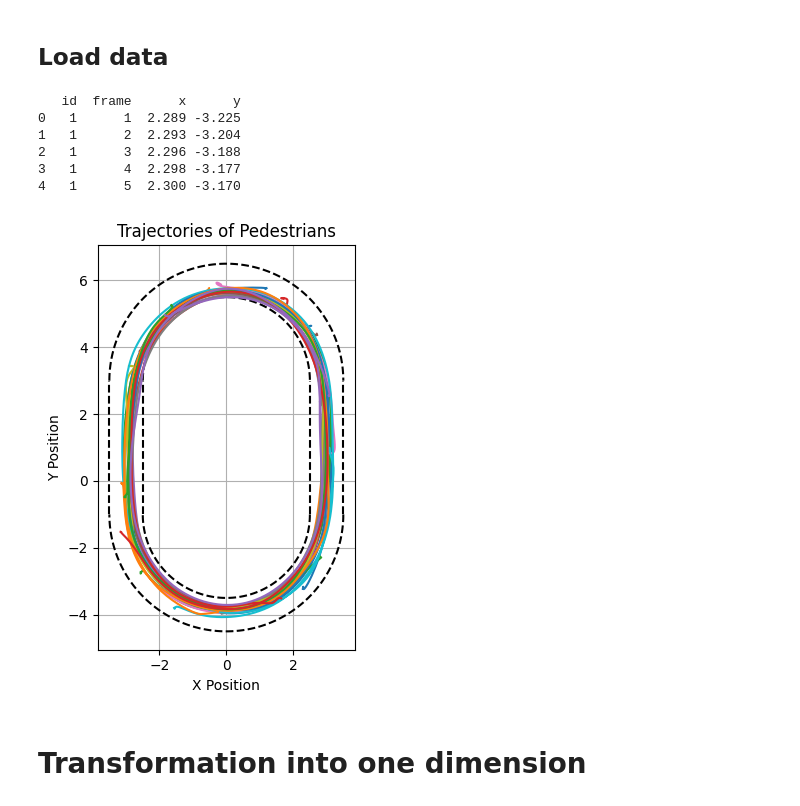
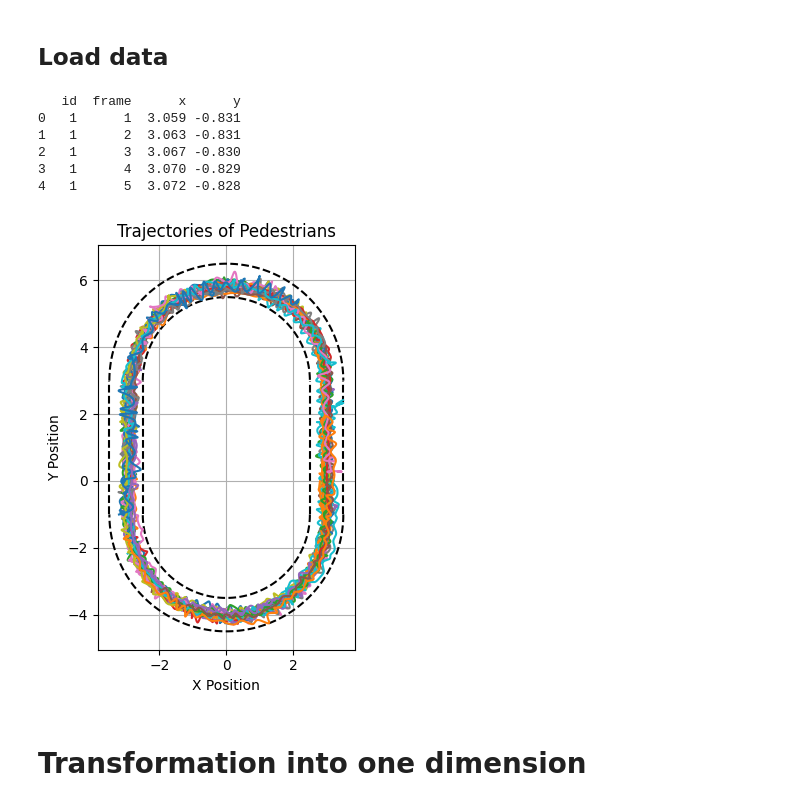
Before and after one commit to yutingdong0/pedestrian-dynamics, a Jupyter notebook: visualization.ipynb, the cells around one changed output. Saved outputs shown, nothing was run; the diff lists cells and outputs as text; code cells hidden in the pictures.

```diff
--- a/visualization.ipynb
+++ b/visualization.ipynb
@@ -8,7 +8,7 @@ import matplotlib.pyplot as plt
 import numpy as np
 
 # Load the data
-dataset_index = 1
+dataset_index = 5
 file_path = f'Congestion dynamics in single-file motion\PHAS_SEP\PHAS_SEP\PHASE_SEP_{dataset_index}_pos.csv'
 data = pd.read_csv(file_path, delim_whitespace=True, header=0, usecols=[0, 1, 2, 3])
 
@@ -54,39 +54,39 @@ plt.plot(x_outer_bottom, y_outer_bottom, 'k--')
 plt.plot(x_outer_top, y_outer_top, 'k--')
 plt.plot([r_outer, r_outer], [center_bottom[1], center_top[1]], 'k--')
 plt.plot([-r_outer, -r_outer], [center_bottom[1], center_top[1]], 'k--')
 
 # Plot inner boundary
 plt.plot(x_inner_bottom, y_inner_bottom, 'k--')
 plt.plot(x_inner_top, y_inner_top, 'k--')
 plt.plot([r_inner, r_inner], [center_bottom[1], center_top[1]], 'k--')
 plt.plot([-r_inner, -r_inner], [center_bottom[1], center_top[1]], 'k--')
 
 # Plot trajectories for each person
 
 # # plot trajectories for person 1
 # data_person = data[data['id'] == 1]
 # plt.plot(data_person['x'], data_person['y'], label=f'Person 1')
 
 for person_id in data['id'].unique():
     data_person = data[data['id'] == person_id]
     plt.plot(data_person['x'], data_person['y'], label=f'Person {person_id}')
 
 plt.title('Trajectories of Pedestrians')
 plt.xlabel('X Position')
 plt.ylabel('Y Position')
 plt.grid(True)
 plt.gca().set_aspect('equal', adjustable='box')
 
 plt.tight_layout()
 plt.show()
 # %% [output]
    id  frame      x      y
-0   1      1  2.289 -3.225
-1   1      2  2.293 -3.204
-2   1      3  2.296 -3.188
-3   1      4  2.298 -3.177
-4   1      5  2.300 -3.170
+0   1      1  3.059 -0.831
+1   1      2  3.063 -0.831
+2   1      3  3.067 -0.830
+3   1      4  3.070 -0.829
+4   1      5  3.072 -0.828
-[figure, old version]
+[figure, new version]
 # %% [markdown]
 # Transformation into one dimension
 # %%
```
Also changed, not shown: parts of 7 cells of this notebook, 3 other files.
